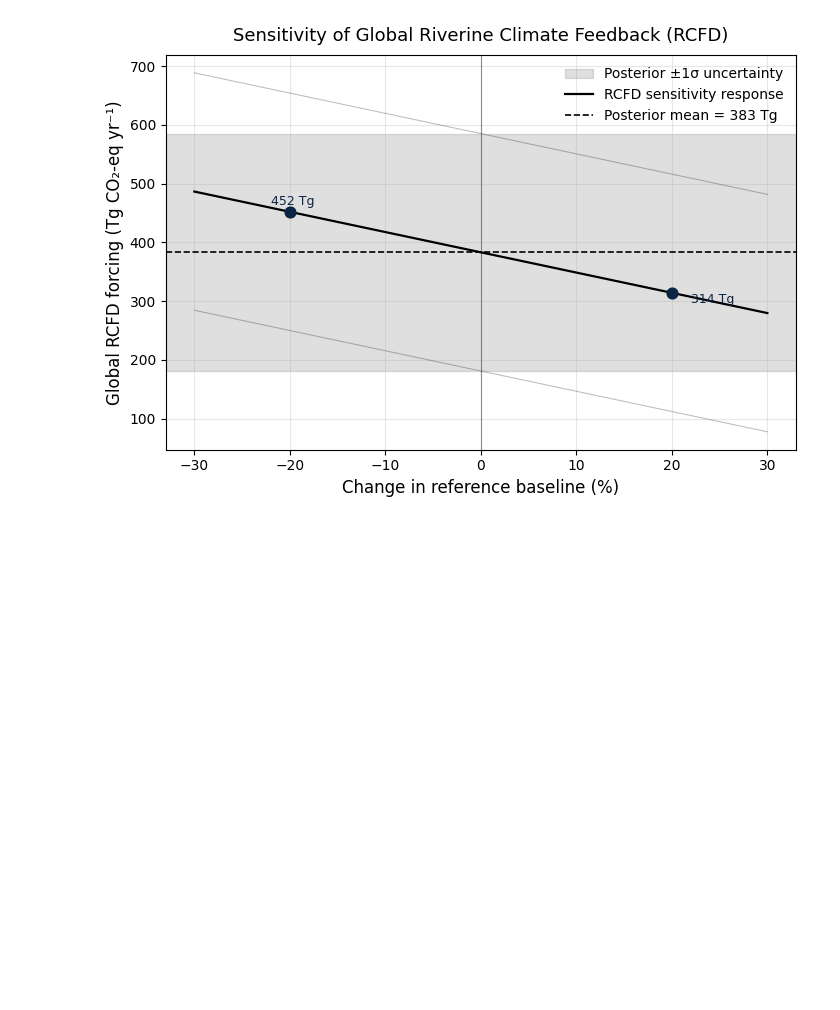
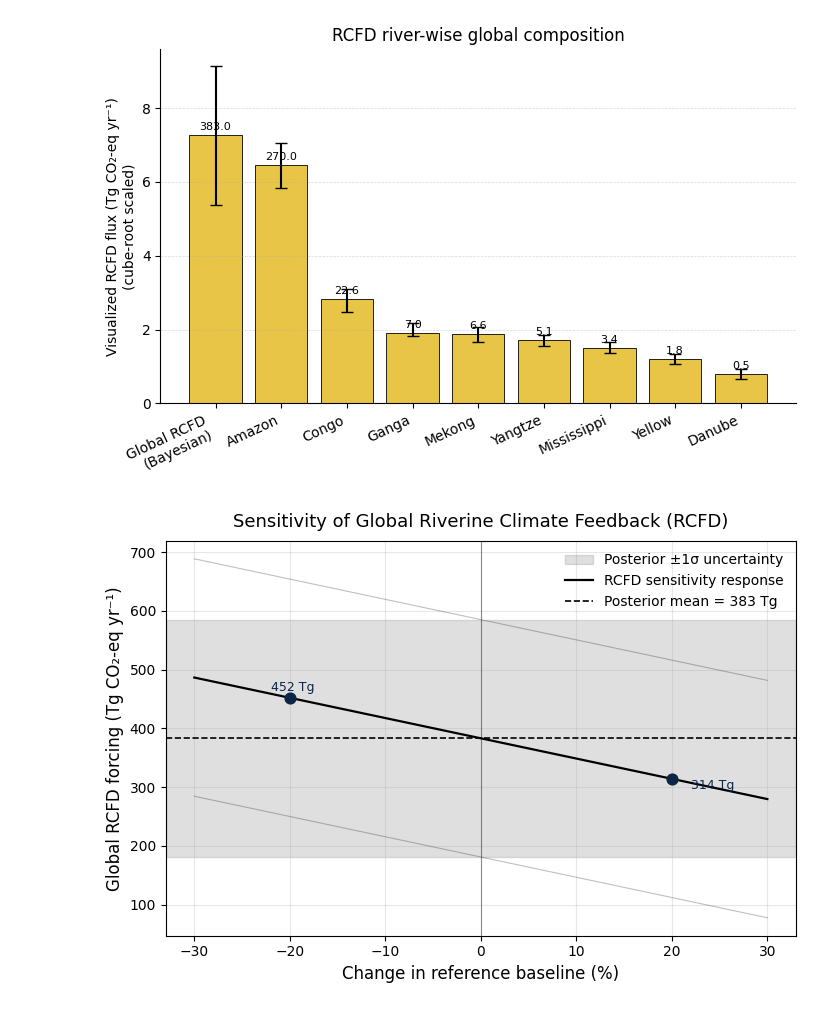
Before and after one commit to AbhigyanPandey08/Climate-Change-Greenhouse-Gas-Hypoxia-2026-Nature, a Jupyter notebook: Naturefiguresipynb.ipynb, the cells around one changed output. Cells and saved outputs as stored; diff of their text form; code cells hidden in the pictures; blank space fills up the shorter version.

```diff
--- a/Naturefiguresipynb.ipynb
+++ b/Naturefiguresipynb.ipynb
@@ -90,3 +90,57 @@ plt.show()
+# %%
+import numpy as np
+import matplotlib.pyplot as plt
+# River-wise RCFD composition
+labels = [
+    "Global RCFD\n(Bayesian)",
+    "Amazon",
+    "Congo",
+    "Ganga",
+    "Mekong",
+    "Yangtze",
+    "Mississippi",
+    "Yellow",
+    "Danube"
+]
+central = np.array([383, 270, 22.6, 6.96, 6.6, 5.1, 3.4, 1.8, 0.49])
+low     = np.array([156, 200, 15, 6.0, 4.5, 3.8, 2.5, 1.2, 0.3])
+high    = np.array([762, 350, 30, 10.5, 8.8, 6.4, 4.5, 2.4, 0.8])
+# Sort by contribution
+order = np.argsort(central)[::-1]
+labels = [labels[i] for i in order]
+central = central[order]
+low = low[order]
+high = high[order]
+# Cube-root scaling for visualization
+scaled = np.cbrt(central)
+err_scaled = np.vstack([
+    np.cbrt(central) - np.cbrt(low),
+    np.cbrt(high) - np.cbrt(central)
+])
+x = np.arange(len(labels))
+plt.figure(figsize=(7.2, 4.8))
+plt.bar(
+    x, scaled,
+    yerr=err_scaled,
+    capsize=4,
+    color="#E8C547",
+    edgecolor="black",
+    linewidth=0.6
+)
+plt.ylabel("Visualized RCFD flux (Tg CO₂-eq yr⁻¹)\n(cube-root scaled)")
+plt.xticks(x, labels, rotation=25, ha="right")
+plt.title("RCFD river-wise global composition")
+plt.grid(axis="y", linestyle="--", linewidth=0.5, alpha=0.5)
+plt.gca().spines["top"].set_visible(False)
+plt.gca().spines["right"].set_visible(False)
+# Annotate real values
+for xi, real, sc in zip(x, central, scaled):
+    plt.text(xi, sc + 0.08, f"{real:.1f}", ha="center", va="bottom", fontsize=8)
+plt.tight_layout()
+plt.savefig("Fig1_RCFD_Riverwise_Composition_600dpi.png", dpi=600, bbox_inches="tight")
+plt.show()
+# %% [output]
+[figure, added]
 # %%
 import numpy as np
 import matplotlib.pyplot as plt
```
Also changed, not shown: parts of 11 cells of this notebook.
